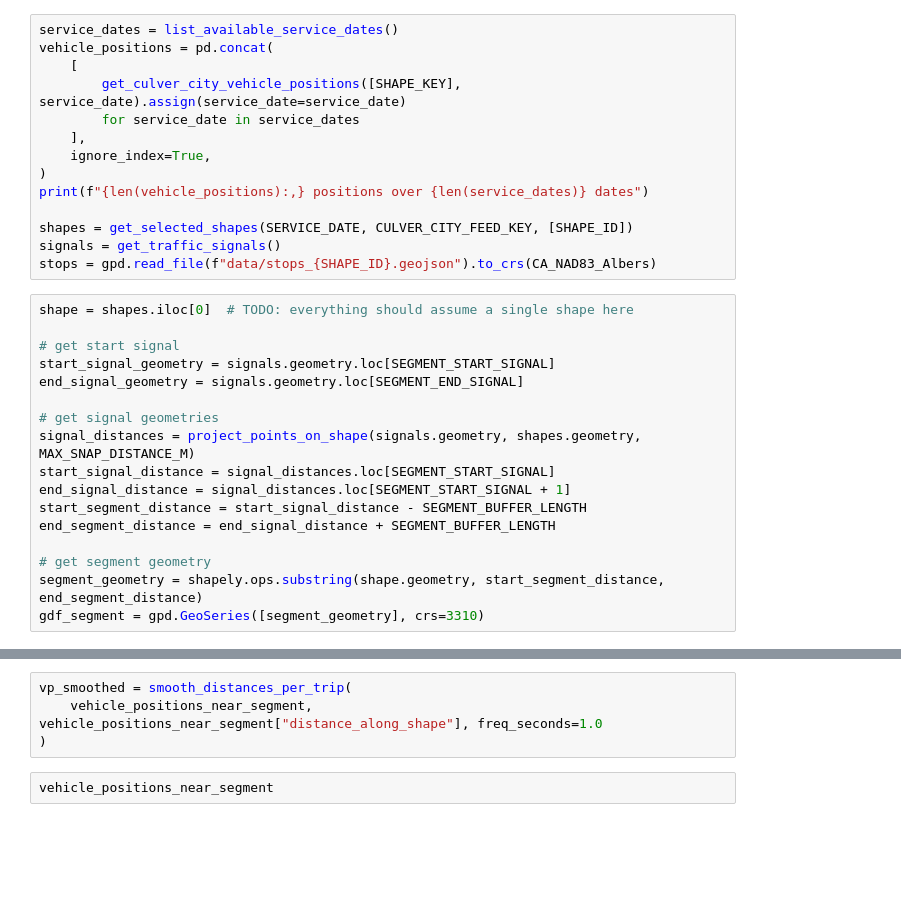
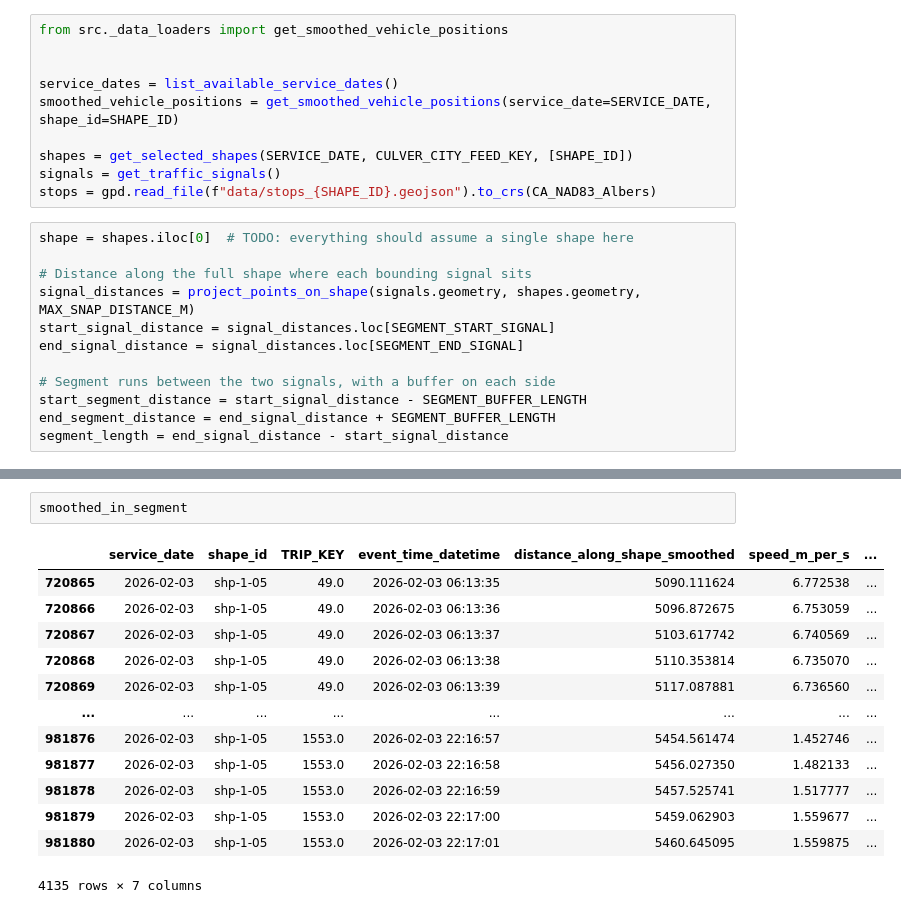
Before and after one commit to cal-itp/tsp-analysis, a Jupyter notebook: subtasks/intersection_delay_exploration/5_single_segment_redo.ipynb, the cells around one changed output, grey strips where cells are left out. Drawn from its saved outputs; the diff is of its cells as text; blank space fills up the shorter version.

```diff
--- a/subtasks/intersection_delay_exploration/5_single_segment_redo.ipynb
+++ b/subtasks/intersection_delay_exploration/5_single_segment_redo.ipynb
@@ -34,13 +36,9 @@ SEGMENT_BUFFER_LENGTH = 50
 # %%
+from src._data_loaders import get_smoothed_vehicle_positions
+
+
 service_dates = list_available_service_dates()
-vehicle_positions = pd.concat(
-    [
-        get_culver_city_vehicle_positions([SHAPE_KEY], service_date).assign(service_date=service_date)
-        for service_date in service_dates
-    ],
-    ignore_index=True,
-)
-print(f"{len(vehicle_positions):,} positions over {len(service_dates)} dates")
+smoothed_vehicle_positions = get_smoothed_vehicle_positions(service_date=SERVICE_DATE, shape_id=SHAPE_ID)
 
 shapes = get_selected_shapes(SERVICE_DATE, CULVER_CITY_FEED_KEY, [SHAPE_ID])
 signals = get_traffic_signals()
@@ -48,17 +46,12 @@ stops = gpd.read_file(f"data/stops_{SHAPE_ID}.geojson").to_crs(CA_NAD83_Albers)
 # %%
 shape = shapes.iloc[0]  # TODO: everything should assume a single shape here
 
-# get start signal
-start_signal_geometry = signals.geometry.loc[SEGMENT_START_SIGNAL]
-end_signal_geometry = signals.geometry.loc[SEGMENT_END_SIGNAL]
-
-# get signal geometries
+# Distance along the full shape where each bounding signal sits
 signal_distances = project_points_on_shape(signals.geometry, shapes.geometry, MAX_SNAP_DISTANCE_M)
 start_signal_distance = signal_distances.loc[SEGMENT_START_SIGNAL]
-end_signal_distance = signal_distances.loc[SEGMENT_START_SIGNAL + 1]
+end_signal_distance = signal_distances.loc[SEGMENT_END_SIGNAL]
+
+# Segment runs between the two signals, with a buffer on each side
 start_segment_distance = start_signal_distance - SEGMENT_BUFFER_LENGTH
 end_segment_distance = end_signal_distance + SEGMENT_BUFFER_LENGTH
-
-# get segment geometry
-segment_geometry = shapely.ops.substring(shape.geometry, start_segment_distance, end_segment_distance)
-gdf_segment = gpd.GeoSeries([segment_geometry], crs=3310)
+segment_length = end_signal_distance - start_signal_distance
@@ -94,6 +123,16 @@ ax.legend()
-# %%
-vp_smoothed = smooth_distances_per_trip(
-    vehicle_positions_near_segment, vehicle_positions_near_segment["distance_along_shape"], freq_seconds=1.0
-)
-# %%
-vehicle_positions_near_segment
+# %%
+smoothed_in_segment
+# %% [output]
+|  | service_date | shape_id | TRIP_KEY | event_time_datetime | distance_along_shape_smoothed | speed_m_per_s | ... |
+| 720865 | 2026-02-03 | shp-1-05 | 49.0 | 2026-02-03 06:13:35 | 5090.111624 | 6.772538 | ... |
+| 720866 | 2026-02-03 | shp-1-05 | 49.0 | 2026-02-03 06:13:36 | 5096.872675 | 6.753059 | ... |
+| 720867 | 2026-02-03 | shp-1-05 | 49.0 | 2026-02-03 06:13:37 | 5103.617742 | 6.740569 | ... |
+| 720868 | 2026-02-03 | shp-1-05 | 49.0 | 2026-02-03 06:13:38 | 5110.353814 | 6.735070 | ... |
+| 720869 | 2026-02-03 | shp-1-05 | 49.0 | 2026-02-03 06:13:39 | 5117.087881 | 6.736560 | ... |
+| ... | ... | ... | ... | ... | ... | ... | ... |
+| 981876 | 2026-02-03 | shp-1-05 | 1553.0 | 2026-02-03 22:16:57 | 5454.561474 | 1.452746 | ... |
+| 981877 | 2026-02-03 | shp-1-05 | 1553.0 | 2026-02-03 22:16:58 | 5456.027350 | 1.482133 | ... |
+| 981878 | 2026-02-03 | shp-1-05 | 1553.0 | 2026-02-03 22:16:59 | 5457.525741 | 1.517777 | ... |
+| 981879 | 2026-02-03 | shp-1-05 | 1553.0 | 2026-02-03 22:17:00 | 5459.062903 | 1.559677 | ... |
+| 981880 | 2026-02-03 | shp-1-05 | 1553.0 | 2026-02-03 22:17:01 | 5460.645095 | 1.559875 | ... |
+4135 rows × 7 columns
```
Also changed, not shown: parts of 7 cells of this notebook, 2 other files.
